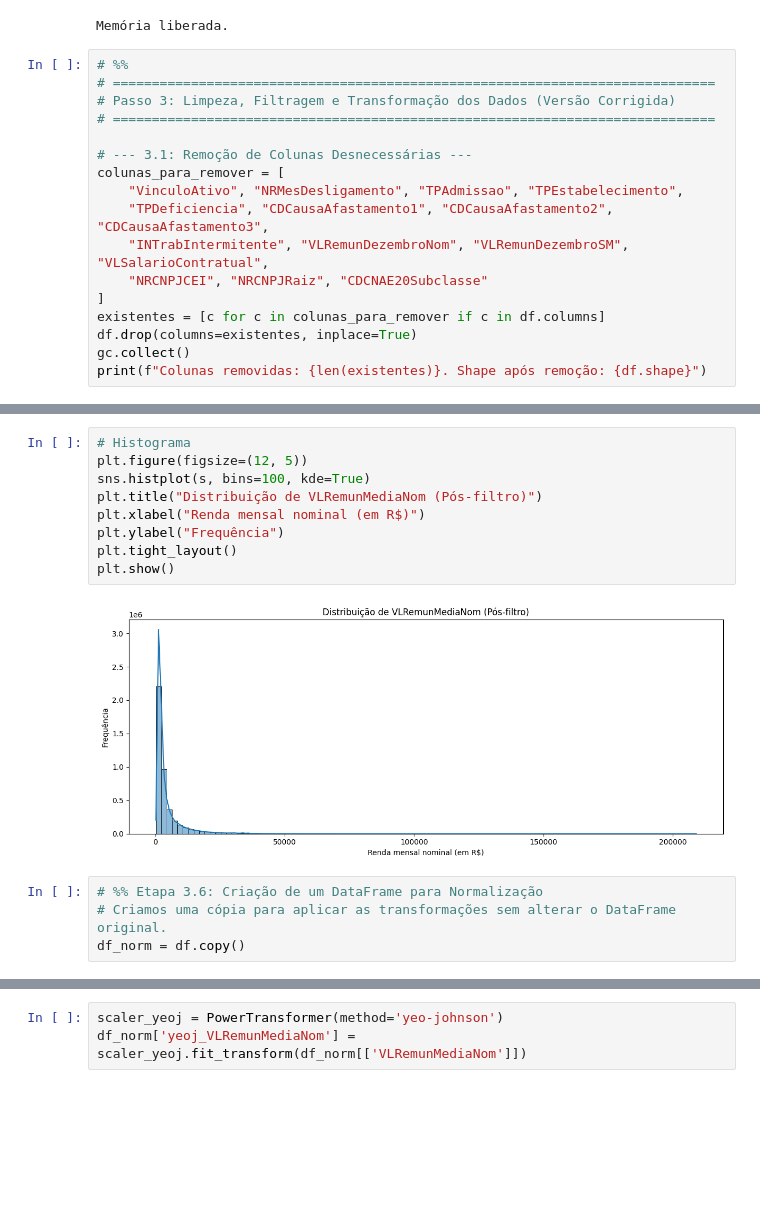
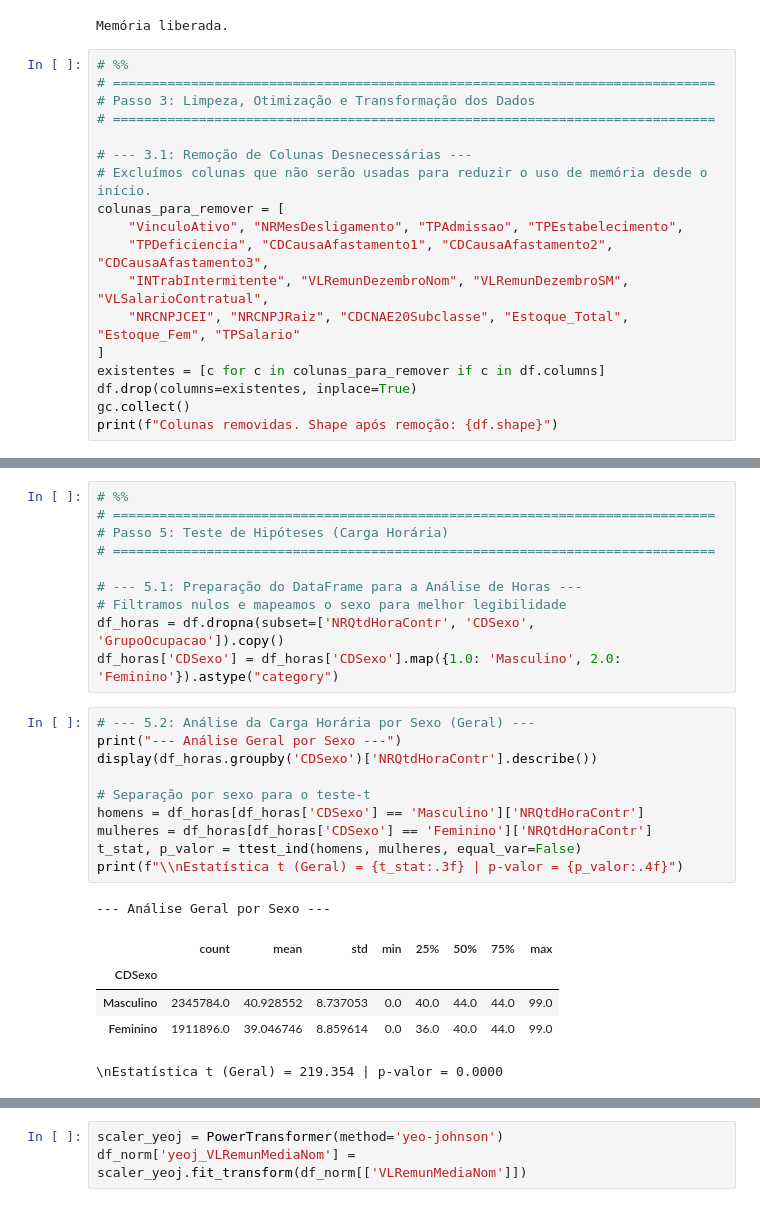
Before and after one commit to GGRoca/Lab2-Enap, a Jupyter notebook: Análise cópia.ipynb, the cells around one changed output, grey strips where cells are left out. Drawn from its saved outputs; the diff is of its cells as text; blank space fills up the shorter version.

```diff
--- a/Análise cópia.ipynb
+++ b/Análise cópia.ipynb
@@ -116,18 +116,19 @@ Memória liberada.
 # %%
 # %%
 # =============================================================================
-# Passo 3: Limpeza, Filtragem e Transformação dos Dados (Versão Corrigida)
+# Passo 3: Limpeza, Otimização e Transformação dos Dados
 # =============================================================================
 
 # --- 3.1: Remoção de Colunas Desnecessárias ---
+# Excluímos colunas que não serão usadas para reduzir o uso de memória desde o início.
 colunas_para_remover = [
     "VinculoAtivo", "NRMesDesligamento", "TPAdmissao", "TPEstabelecimento",
     "TPDeficiencia", "CDCausaAfastamento1", "CDCausaAfastamento2", "CDCausaAfastamento3",
     "INTrabIntermitente", "VLRemunDezembroNom", "VLRemunDezembroSM", "VLSalarioContratual",
-    "NRCNPJCEI", "NRCNPJRaiz", "CDCNAE20Subclasse"
+    "NRCNPJCEI", "NRCNPJRaiz", "CDCNAE20Subclasse", "Estoque_Total", "Estoque_Fem", "TPSalario"
 ]
 existentes = [c for c in colunas_para_remover if c in df.columns]
 df.drop(columns=existentes, inplace=True)
 gc.collect()
-print(f"Colunas removidas: {len(existentes)}. Shape após remoção: {df.shape}")
+print(f"Colunas removidas. Shape após remoção: {df.shape}")
 # %% [output]
@@ -320,16 +264,28 @@ Name: VLRemunMediaNom, dtype: float64
 # %%
-# Histograma
-plt.figure(figsize=(12, 5))
-sns.histplot(s, bins=100, kde=True)
-plt.title("Distribuição de VLRemunMediaNom (Pós-filtro)")
-plt.xlabel("Renda mensal nominal (em R$)")
-plt.ylabel("Frequência")
-plt.tight_layout()
-plt.show()
+# %%
+# =============================================================================
+# Passo 5: Teste de Hipóteses (Carga Horária)
+# =============================================================================
+
+# --- 5.1: Preparação do DataFrame para a Análise de Horas ---
+# Filtramos nulos e mapeamos o sexo para melhor legibilidade
+df_horas = df.dropna(subset=['NRQtdHoraContr', 'CDSexo', 'GrupoOcupacao']).copy()
+df_horas['CDSexo'] = df_horas['CDSexo'].map({1.0: 'Masculino', 2.0: 'Feminino'}).astype("category")
-# %% [output]
-[figure, removed]
 # %%
-# %% Etapa 3.6: Criação de um DataFrame para Normalização
-# Criamos uma cópia para aplicar as transformações sem alterar o DataFrame original.
-df_norm = df.copy()
+# --- 5.2: Análise da Carga Horária por Sexo (Geral) ---
+print("--- Análise Geral por Sexo ---")
+display(df_horas.groupby('CDSexo')['NRQtdHoraContr'].describe())
+
+# Separação por sexo para o teste-t
+homens = df_horas[df_horas['CDSexo'] == 'Masculino']['NRQtdHoraContr']
+mulheres = df_horas[df_horas['CDSexo'] == 'Feminino']['NRQtdHoraContr']
+t_stat, p_valor = ttest_ind(homens, mulheres, equal_var=False)
+print(f"\\nEstatística t (Geral) = {t_stat:.3f} | p-valor = {p_valor:.4f}")
+# %% [output]
+--- Análise Geral por Sexo ---
+|  | count | mean | std | min | 25% | 50% | 75% | max |
+| CDSexo |  |  |  |  |  |  |  |  |
+| Masculino | 2345784.0 | 40.928552 | 8.737053 | 0.0 | 40.0 | 44.0 | 44.0 | 99.0 |
+| Feminino | 1911896.0 | 39.046746 | 8.859614 | 0.0 | 36.0 | 40.0 | 44.0 | 99.0 |
+\nEstatística t (Geral) = 219.354 | p-valor = 0.0000
 # %%
```
Also changed, not shown: parts of 17 cells of this notebook.
